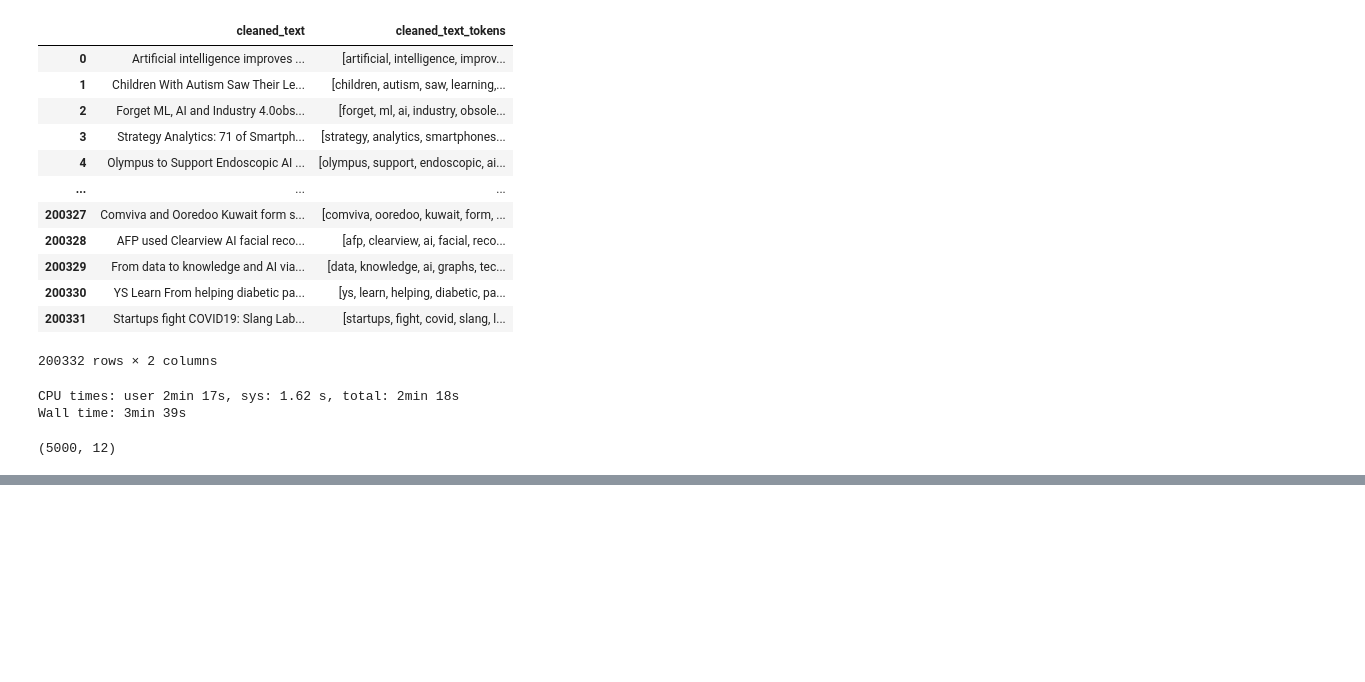
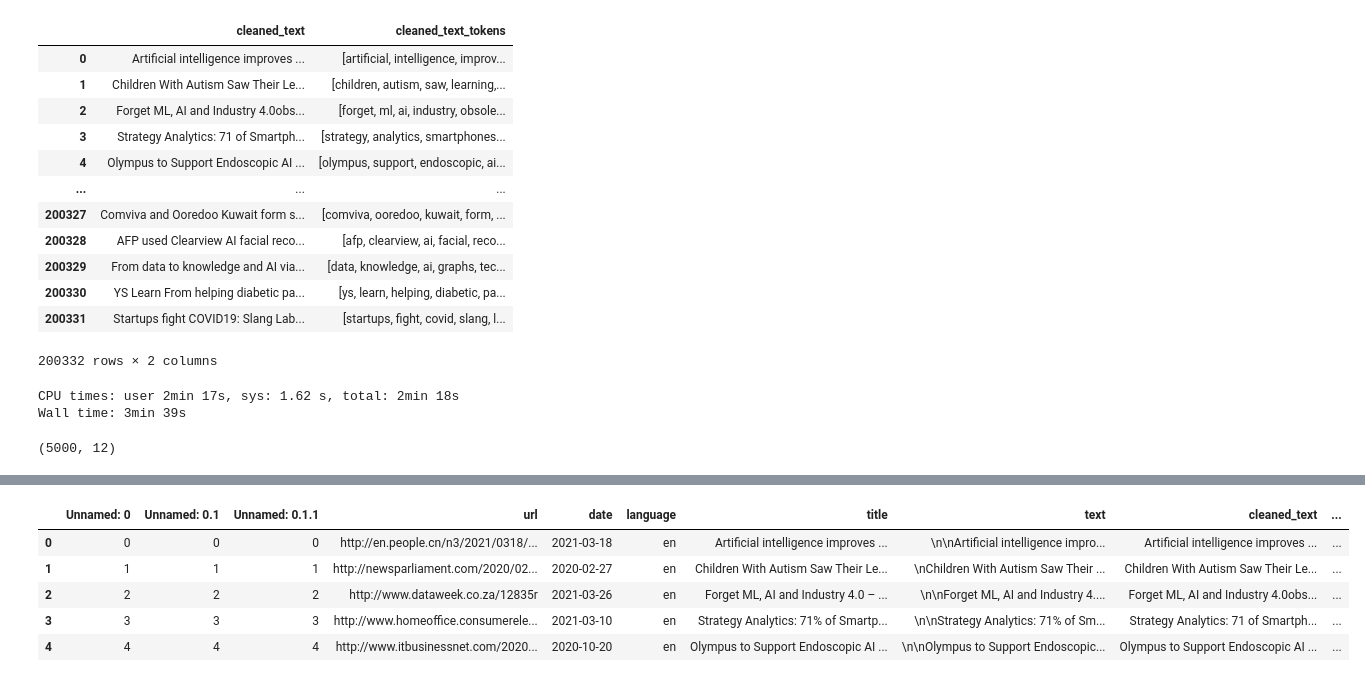
Before and after one commit to kshitij-mittal/Impact_Analysis_GenAI, a Jupyter notebook: 02_Data_Tokenization.ipynb, the cells around one changed output, grey strips where cells are left out. Drawn from its saved outputs; the diff is of its cells as text; code cells hidden in the pictures; blank space fills up the shorter version.

```diff
--- a/02_Data_Tokenization.ipynb
+++ b/02_Data_Tokenization.ipynb
@@ -364,0 +399,13 @@ df2_samp.shape
+# %%
+# Reloading full dataset
+%%time
+
+df3=pd.read_csv('gs://nlp_final_project_kshitijm/00_Data/NLP_FP_Data2_tokens.csv', lineterminator='\n')
+df3.head()
+# %% [output]
+|  | Unnamed: 0 | Unnamed: 0.1 | Unnamed: 0.1.1 | url | date | language | title | text | cleaned_text | ... |
+| 0 | 0 | 0 | 0 | http://en.people.cn/n3/2021/0318/... | 2021-03-18 | en | Artificial intelligence improves ... | \n\nArtificial intelligence impro... | Artificial intelligence improves ... | ... |
+| 1 | 1 | 1 | 1 | http://newsparliament.com/2020/02... | 2020-02-27 | en | Children With Autism Saw Their Le... | \nChildren With Autism Saw Their ... | Children With Autism Saw Their Le... | ... |
+| 2 | 2 | 2 | 2 | http://www.dataweek.co.za/12835r | 2021-03-26 | en | Forget ML, AI and Industry 4.0 – ... | \n\nForget ML, AI and Industry 4.... | Forget ML, AI and Industry 4.0obs... | ... |
+| 3 | 3 | 3 | 3 | http://www.homeoffice.consumerele... | 2021-03-10 | en | Strategy Analytics: 71% of Smartp... | \n\nStrategy Analytics: 71% of Sm... | Strategy Analytics: 71 of Smartph... | ... |
+| 4 | 4 | 4 | 4 | http://www.itbusinessnet.com/2020... | 2020-10-20 | en | Olympus to Support Endoscopic AI ... | \n\nOlympus to Support Endoscopic... | Olympus to Support Endoscopic AI ... | ... |
```
Also changed, not shown: parts of 20 cells of this notebook.
